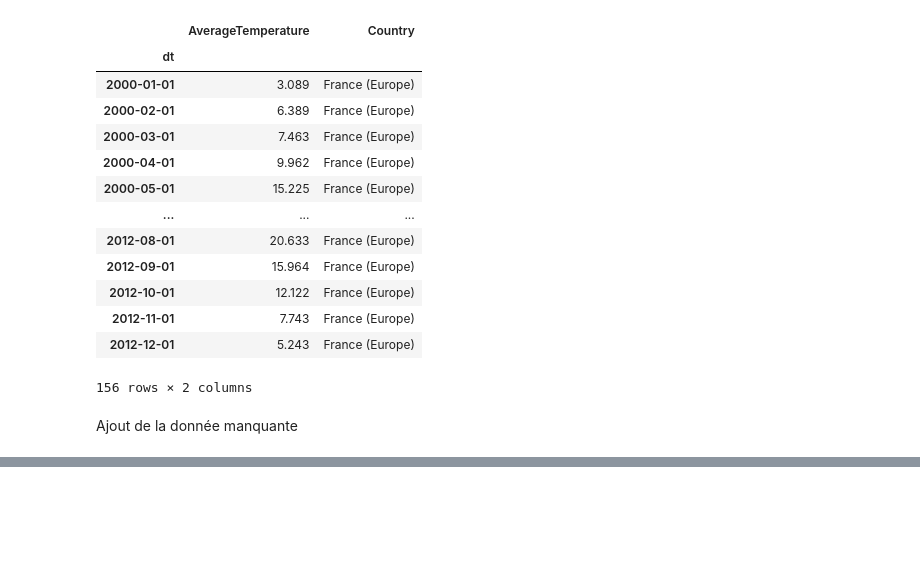
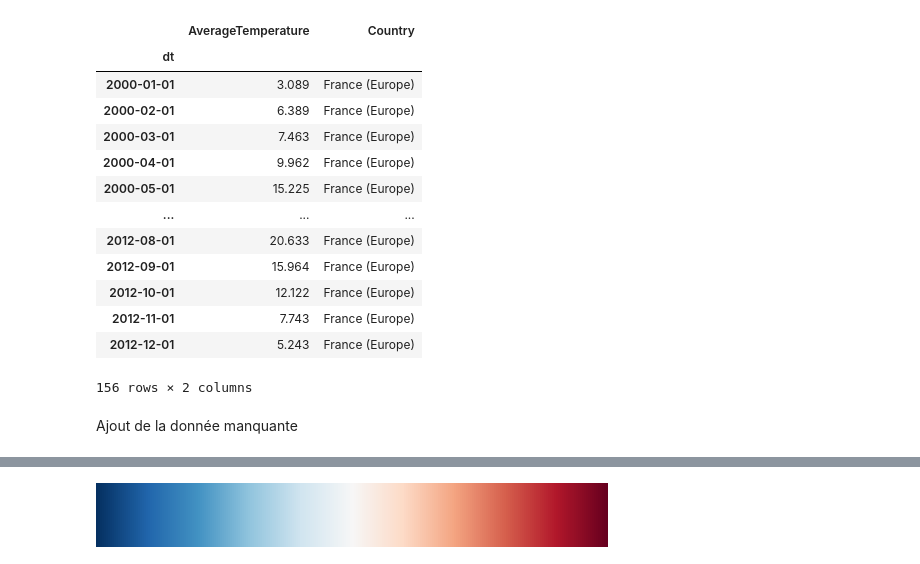
Before and after one commit to DylanLavoue/IA_Voltron, a Jupyter notebook: voltron_ia/notebooks/dataprocessing/dataviz_temperature_france.ipynb, the cells around one changed output, grey strips where cells are left out. Drawn from its saved outputs; the diff is of its cells as text; code cells hidden in the pictures; blank space fills up the shorter version.

```diff
--- a/voltron_ia/notebooks/dataprocessing/dataviz_temperature_france.ipynb
+++ b/voltron_ia/notebooks/dataprocessing/dataviz_temperature_france.ipynb
@@ -154,0 +254,4 @@ df_last_years
+# %%
+plt.get_cmap('RdBu_r')
+# %% [output]
+[figure, added]
```
Also changed, not shown: parts of 18 cells of this notebook, 4 other files.
